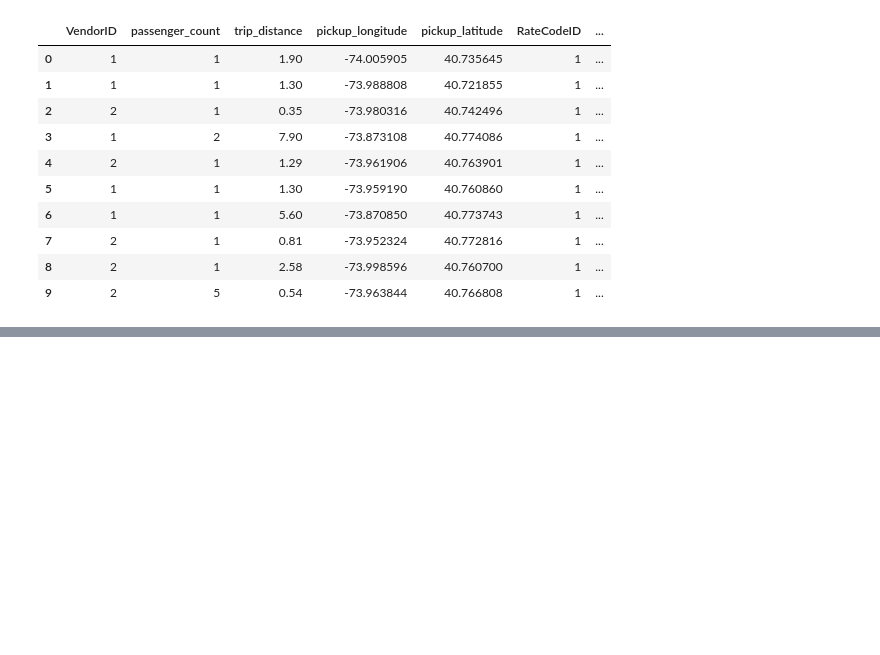
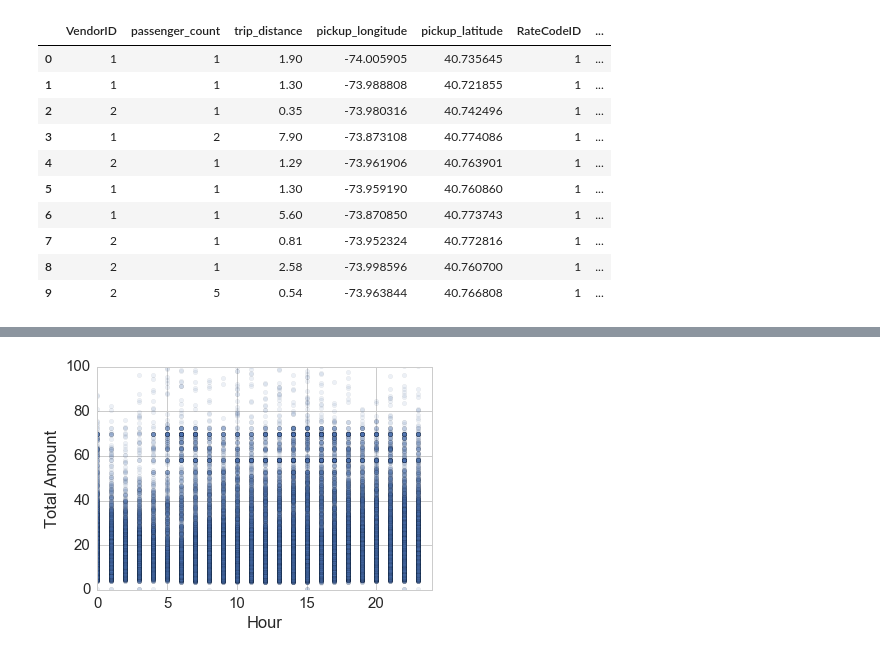
Before and after one commit to rajashreebaradur/DataScienceGA_Final_Project, a Jupyter notebook: project-files/file_1.ipynb, the cells around one changed output, grey strips where cells are left out. Cells and saved outputs as stored; diff of their text form; code cells hidden in the pictures; blank space fills up the shorter version.

```diff
--- a/project-files/file_1.ipynb
+++ b/project-files/file_1.ipynb
@@ -98,0 +149,8 @@ df.head(10)
+# %%
+df = df[df['pickup_longitude']!= 0]
+df = df[df['passenger_count']!= 0]
+df = df[df['trip_distance']!= 0]
+df = df[df['dropoff_longitude']!= 0]
+#df = df[df['total_amount'] > 0]
+#df = df[df['trip_distance']!= 0]
+df.describe()
@@ -98,0 +167,9 @@ df.head(10)
+# %%
+df.plot(kind ='scatter', x='tpep_pickup_hour', y='total_amount', alpha=0.1)
+plt.xlabel('Hour')
+plt.ylabel('Total Amount')
+plt.axis([0, 24, 0, 100])
+plt.grid(True)
+plt.show()
+# %% [output]
+[figure, added]
```
Also changed, not shown: parts of 12 cells of this notebook.
